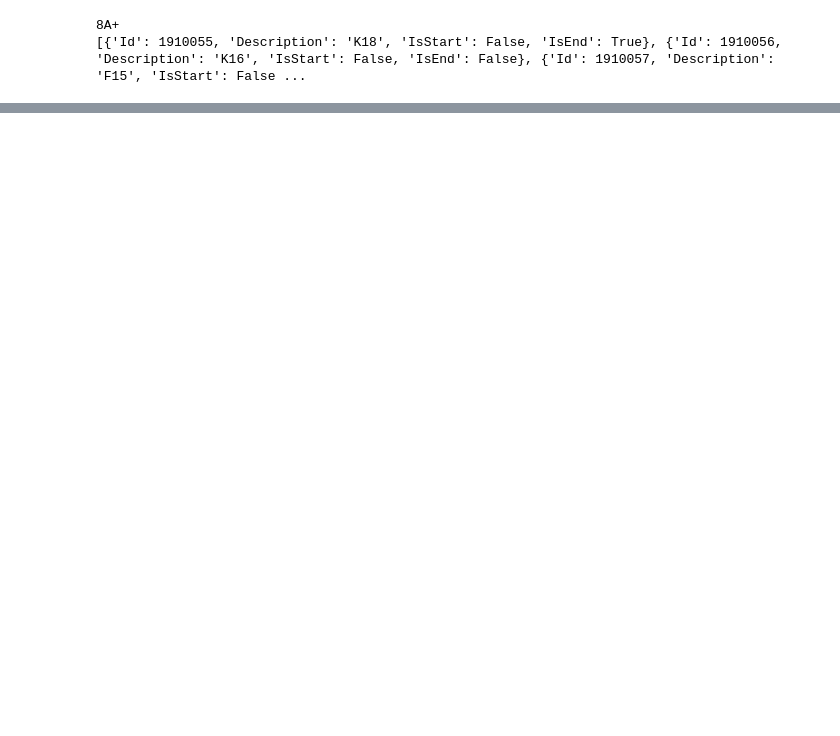
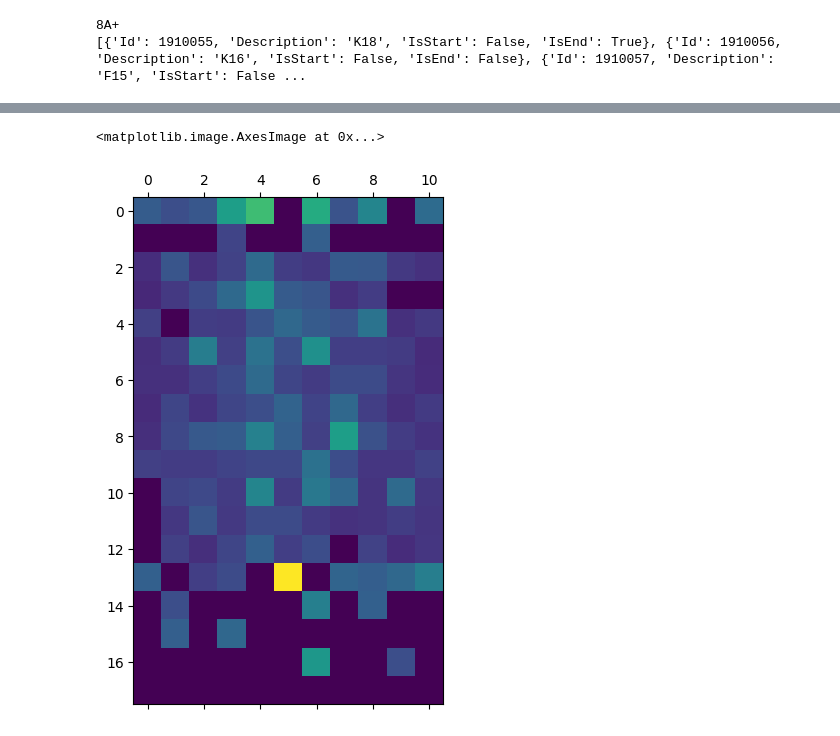
Before and after one commit to wd7512/Moonboard-Analysis, a Jupyter notebook: Main.ipynb, the cells around one changed output, grey strips where cells are left out. Drawn from its saved outputs; the diff is of its cells as text; code cells hidden in the pictures; blank space fills up the shorter version.

Commit message:
removing dud holds

```diff
--- a/Main.ipynb
+++ b/Main.ipynb
@@ -107,0 +90,28 @@ array([0, 0, 0, 0, 0, 0, 0, 0, 0, 0, 0, 0, 0, 0, 0, 0, 0, 0, 0, 0, 0, 0,
+# %%
+import matplotlib.pyplot as plt
+import numpy as np
+
+
+empty_holds = ["F18",
+              "J18",
+              "A17","B17","C17","E17","F17","H17","I17","J17","K17",
+              "J15","K15",
+              "B14",
+              "A8",
+              "A7",
+              "A6","H6",
+              "B5","C5","E5","G5",
+              "A4","C4","D4","E4","F4","H4","J4","K4",
+              "A3","C3","E3","F3","G3","H3","I3","J3","K3",
+              "A2","B2","C2","D2","E2","F2","H2","I2","K2",
+              "A1","B1","C1","D1","E1","F1","G1","H1","I1","J1","K1",]
+
+
+empty_index = get_index(empty_holds)*-1000
+
+frequency = sum(df["Moves"]) + empty_index
+# %%
+plt.matshow(np.flip(frequency,0))
+# %% [output]
+<matplotlib.image.AxesImage at 0x...>
+[figure, added]
```
Also changed, not shown: parts of 8 cells of this notebook, 1 other file.
